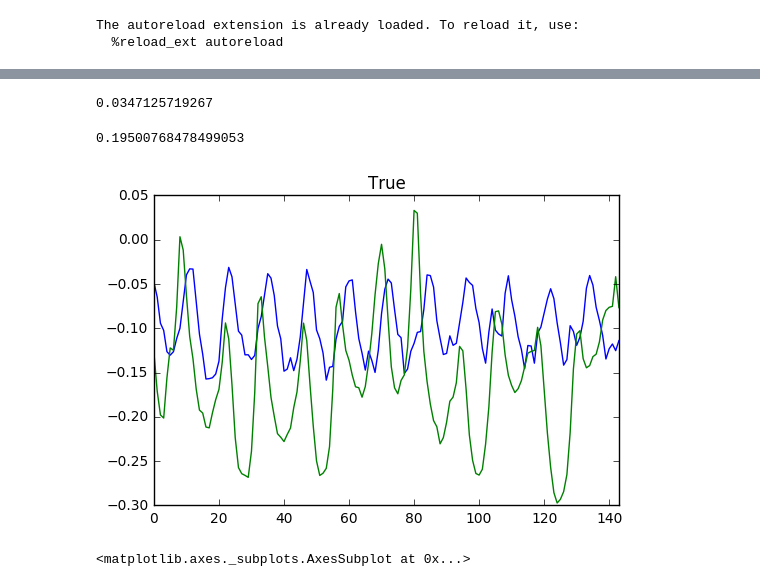
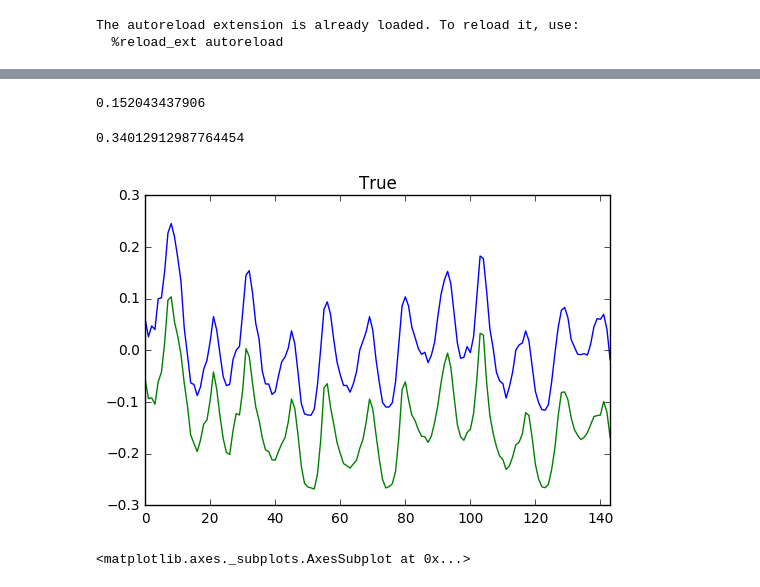
Before and after one commit to Nikasa1889/RNNForecast, a Jupyter notebook: RNNModel.ipynb, the cells around one changed output, grey strips where cells are left out. Cells and saved outputs as stored; diff of their text form; code cells hidden in the pictures.

```diff
--- a/RNNModel.ipynb
+++ b/RNNModel.ipynb
@@ -91,20 +97,20 @@ with tf.device('/gpu:0'):
 # %%
 import matplotlib.pyplot as plt
 %matplotlib inline
 print np.sqrt(np.mean(np.square(tsTarget[:, 0]-tsPredicted[:, 0])))
-x = pd.Series(tsPredicted[:, 23])
-y = pd.Series(tsTarget[:, 23])
+x = pd.Series(tsPredicted[:, 0])
+y = pd.Series(tsTarget[:, 0])
 x.plot(title="Fited")
 #plt.figure()
 y.plot(title="True")
 
 x = x*tsRange+tsMean
 y = y*tsRange+tsMean
 np.mean(np.abs(x-y)/y)
 # %% [output]
-0.0347125719267
+0.152043437906
-0.19500768478499053
+0.34012912987764454
-[figure, old version]
+[figure, new version]
 # %%
 from fbprophet import Prophet
 trainingDfs, completeDfs = loadData("GEFCom2012/", maxDataPoints = -1)
```
Also changed, not shown: parts of 2 cells of this notebook, 2 other files.
